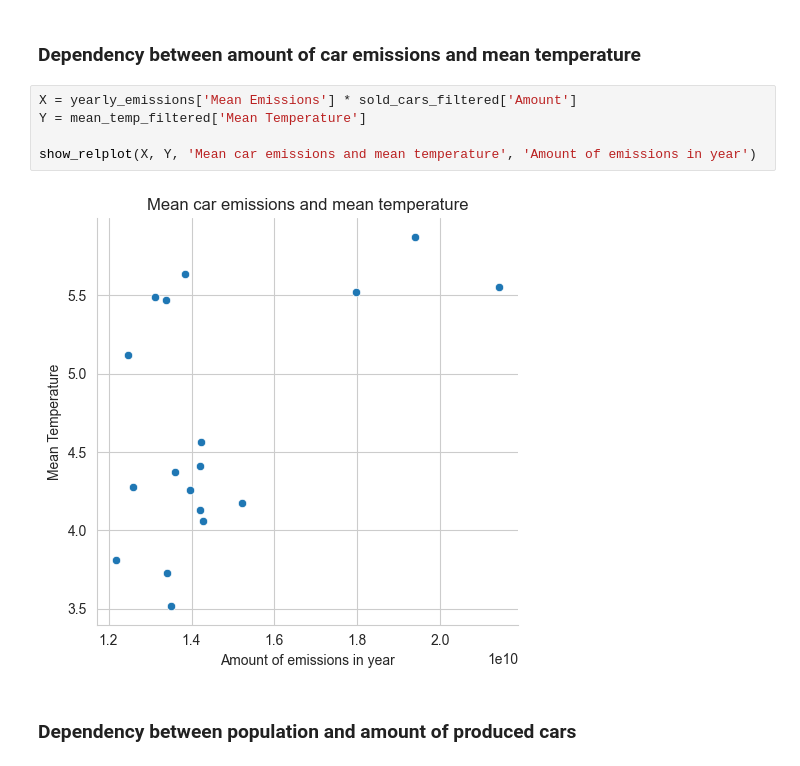
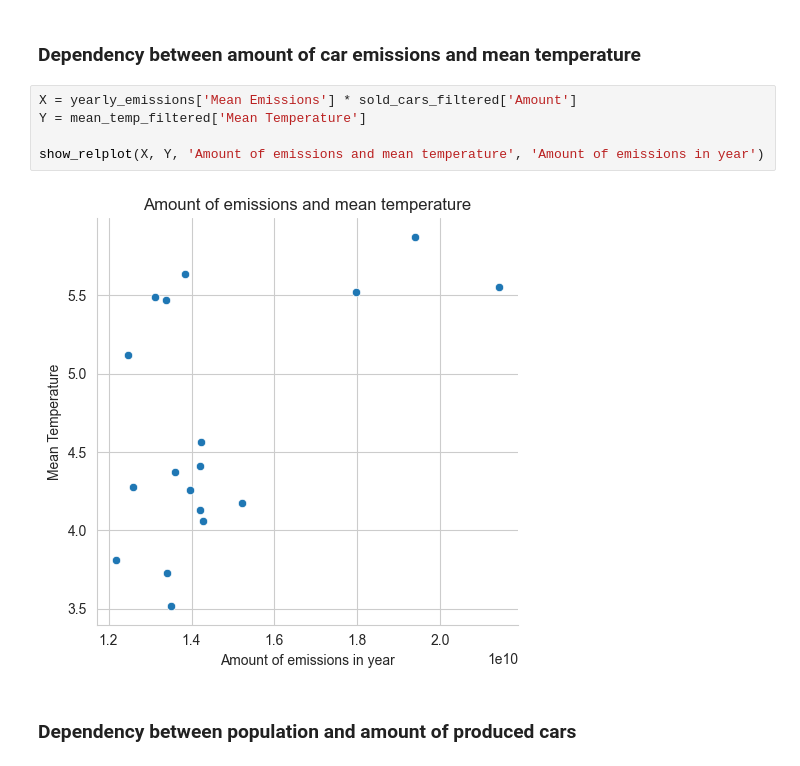
Before and after one commit to hardwak/Fuel-Usage-Predictor, a Jupyter notebook: project-notebook.ipynb, the cells around one changed output. Saved outputs shown, nothing was run; the diff lists cells and outputs as text.

```diff
--- a/project-notebook.ipynb
+++ b/project-notebook.ipynb
@@ -455,10 +456,10 @@ show_relplot(yearly_emissions['Year'], yearly_emissions['Mean Emissions'], 'Cars
 # %%
 X = yearly_emissions['Mean Emissions'] * sold_cars_filtered['Amount']
 Y = mean_temp_filtered['Mean Temperature']
 
-show_relplot(X, Y, 'Mean car emissions and mean temperature', 'Amount of emissions in year')
+show_relplot(X, Y, 'Amount of emissions and mean temperature', 'Amount of emissions in year')
 # %% [output]
-[figure, old version]
+[figure, new version]
 # %% [markdown]
 ### Dependency between population and amount of produced cars
 # %%
```
Also changed, not shown: parts of 24 cells of this notebook, 6 other files.
